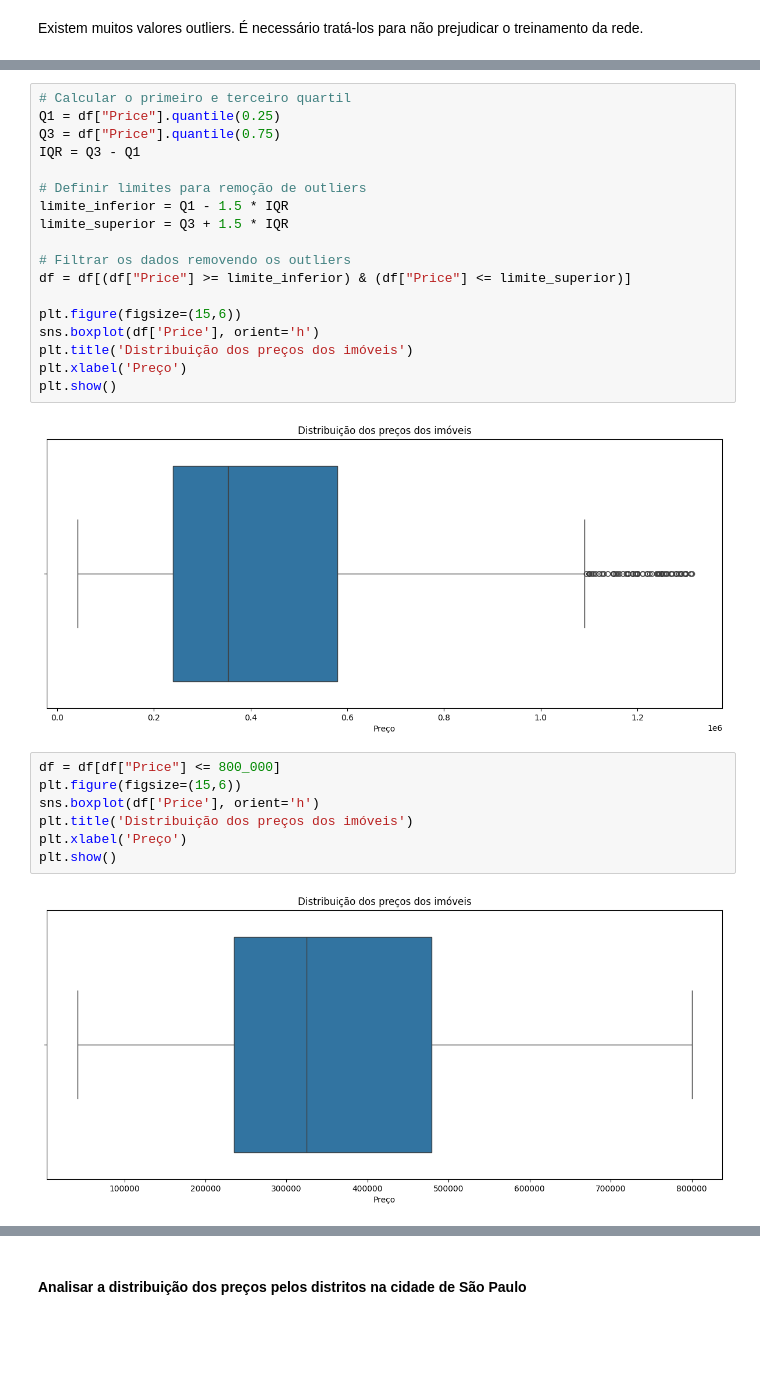
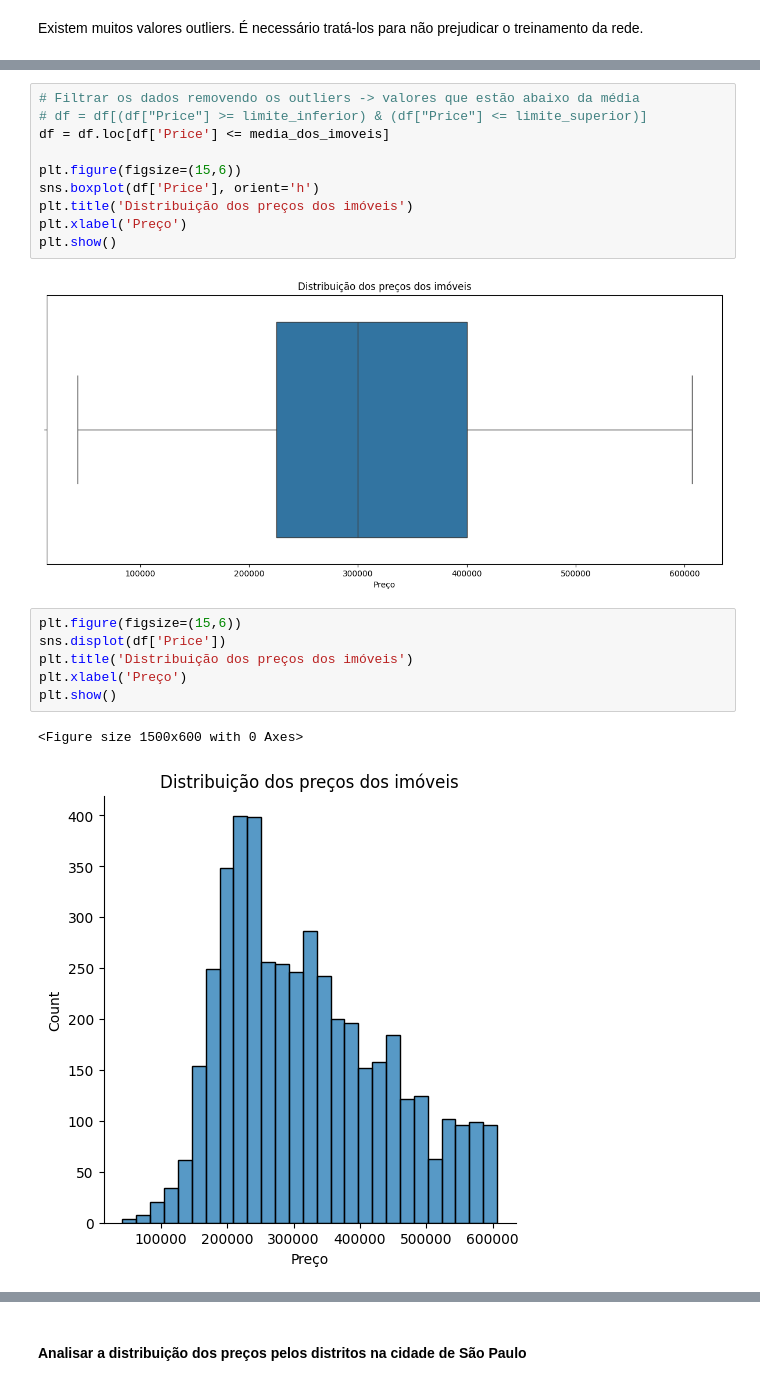
Before and after one commit to Victor-Amarante/previsao-imoveis-deepLearning, a Jupyter notebook: analise-mercado-imobiliario.ipynb, the cells around one changed output, grey strips where cells are left out. Saved outputs shown, nothing was run; the diff lists cells and outputs as text; blank space fills up the shorter version.

```diff
--- a/analise-mercado-imobiliario.ipynb
+++ b/analise-mercado-imobiliario.ipynb
@@ -209,15 +193,7 @@ df.describe()
 # %%
-# Calcular o primeiro e terceiro quartil
-Q1 = df["Price"].quantile(0.25)
-Q3 = df["Price"].quantile(0.75)
-IQR = Q3 - Q1
-
-# Definir limites para remoção de outliers
-limite_inferior = Q1 - 1.5 * IQR
-limite_superior = Q3 + 1.5 * IQR
-
-# Filtrar os dados removendo os outliers
-df = df[(df["Price"] >= limite_inferior) & (df["Price"] <= limite_superior)]
+# Filtrar os dados removendo os outliers -> valores que estão abaixo da média
+# df = df[(df["Price"] >= limite_inferior) & (df["Price"] <= limite_superior)]
+df = df.loc[df['Price'] <= media_dos_imoveis]
 
 plt.figure(figsize=(15,6))
 sns.boxplot(df['Price'], orient='h')
@@ -225,13 +201,13 @@ plt.title('Distribuição dos preços dos imóveis')
 plt.xlabel('Preço')
 plt.show()
 # %% [output]
-[figure, old version]
+[figure, new version]
 # %%
-df = df[df["Price"] <= 800_000]
 plt.figure(figsize=(15,6))
-sns.boxplot(df['Price'], orient='h')
+sns.displot(df['Price'])
 plt.title('Distribuição dos preços dos imóveis')
 plt.xlabel('Preço')
 plt.show()
 # %% [output]
+<Figure size 1500x600 with 0 Axes>
-[figure, old version]
+[figure, new version]
```
Also changed, not shown: parts of 32 cells of this notebook.
